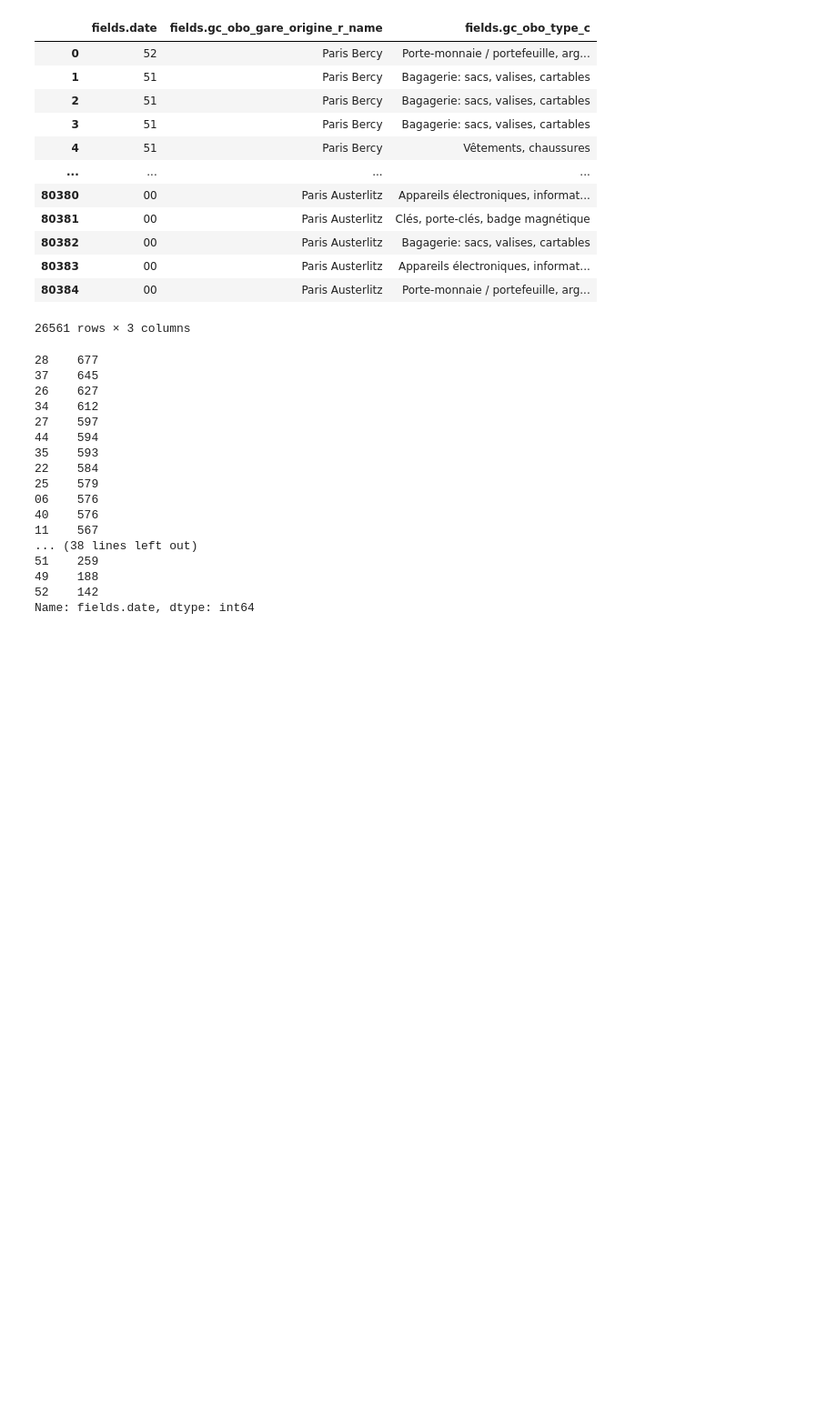
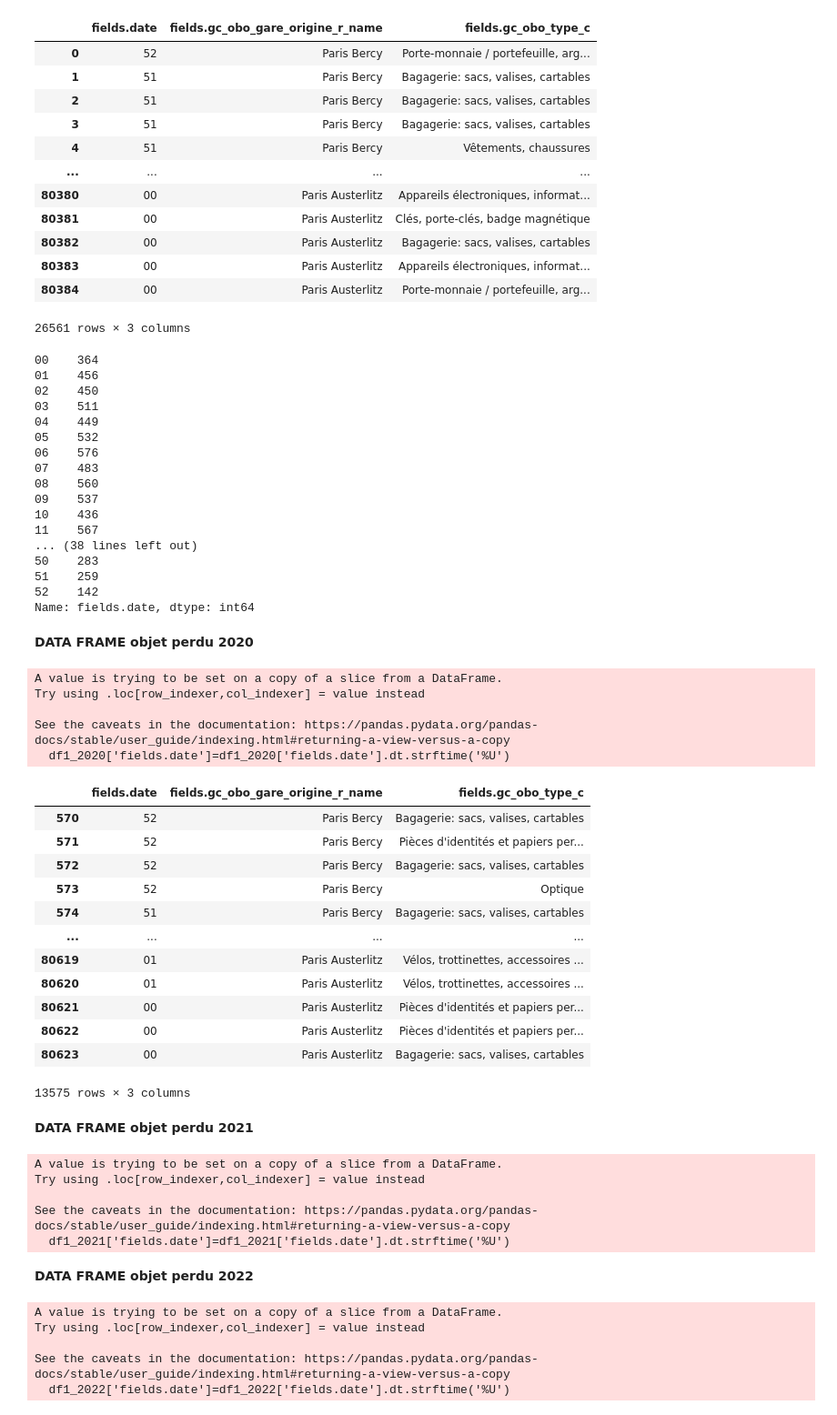
Before and after one commit to Ahmadarwiche/Lost_in_translation, a Jupyter notebook: lost in translation/creer.ipynb, the cells around one changed output. Shown at 91% size. Drawn from its saved outputs; the diff is of its cells as text; code cells hidden in the pictures; blank space fills up the shorter version.

```diff
--- a/lost in translation/creer.ipynb
+++ b/lost in translation/creer.ipynb
@@ -120,23 +107,50 @@ df1_2019
 # %%
 df1_2019.to_csv("objets-trouves_2019.csv", index=False)
 # %%
-import matplotlib
-df1_2019['fields.date'].value_counts()
+df1_2019['fields.date'].value_counts().sort_index()
 # %% [output]
-28    677
-37    645
-26    627
-34    612
-27    597
-44    594
-35    593
-22    584
-25    579
+00    364
+01    456
+02    450
+03    511
+04    449
+05    532
 06    576
-40    576
+07    483
+08    560
+09    537
+10    436
 11    567
 ... (38 lines left out)
+50    283
 51    259
-49    188
 52    142
 Name: fields.date, dtype: int64
+# %% [markdown]
+**DATA FRAME objet perdu  2020**
+# %%
+df1['fields.date'] = pd.to_datetime(df1['fields.date'])
+df1_2020 = df1[df1['fields.date'].dt.year == 2020]
+df1_2020['fields.date']=df1_2020['fields.date'].dt.strftime('%U')
+# %% [output]
+A value is trying to be set on a copy of a slice from a DataFrame.
+Try using .loc[row_indexer,col_indexer] = value instead
+
+See the caveats in the documentation: https://pandas.pydata.org/pandas-docs/stable/user_guide/indexing.html#returning-a-view-versus-a-copy
+  df1_2020['fields.date']=df1_2020['fields.date'].dt.strftime('%U')
+# %%
+df1_2020
+# %% [output]
+|  | fields.date | fields.gc_obo_gare_origine_r_name | fields.gc_obo_type_c |
+| 570 | 52 | Paris Bercy | Bagagerie: sacs, valises, cartables |
+| 571 | 52 | Paris Bercy | Pièces d'identités et papiers per... |
+| 572 | 52 | Paris Bercy | Bagagerie: sacs, valises, cartables |
+| 573 | 52 | Paris Bercy | Optique |
+| 574 | 51 | Paris Bercy | Bagagerie: sacs, valises, cartables |
+| ... | ... | ... | ... |
+| 80619 | 01 | Paris Austerlitz | Vélos, trottinettes, accessoires ... |
+| 80620 | 01 | Paris Austerlitz | Vélos, trottinettes, accessoires ... |
+| 80621 | 00 | Paris Austerlitz | Pièces d'identités et papiers per... |
+| 80622 | 00 | Paris Austerlitz | Pièces d'identités et papiers per... |
+| 80623 | 00 | Paris Austerlitz | Bagagerie: sacs, valises, cartables |
+13575 rows × 3 columns
@@ -142,0 +159,12 @@ Name: fields.date, dtype: int64
+# %% [markdown]
+**DATA FRAME objet perdu 2021**
+# %%
+df1['fields.date'] = pd.to_datetime(df1['fields.date'])
+df1_2021 = df1[df1['fields.date'].dt.year == 2021]
+df1_2021['fields.date']=df1_2021['fields.date'].dt.strftime('%U')
+# %% [output]
+A value is trying to be set on a copy of a slice from a DataFrame.
+Try using .loc[row_indexer,col_indexer] = value instead
+
+See the caveats in the documentation: https://pandas.pydata.org/pandas-docs/stable/user_guide/indexing.html#returning-a-view-versus-a-copy
+  df1_2021['fields.date']=df1_2021['fields.date'].dt.strftime('%U')
@@ -142,0 +173,12 @@ Name: fields.date, dtype: int64
+# %% [markdown]
+**DATA FRAME objet perdu 2022**
+# %%
+df1['fields.date'] = pd.to_datetime(df1['fields.date'])
+df1_2022 = df1[df1['fields.date'].dt.year == 2022]
+df1_2022['fields.date']=df1_2022['fields.date'].dt.strftime('%U')
+# %% [output]
+A value is trying to be set on a copy of a slice from a DataFrame.
+Try using .loc[row_indexer,col_indexer] = value instead
+
+See the caveats in the documentation: https://pandas.pydata.org/pandas-docs/stable/user_guide/indexing.html#returning-a-view-versus-a-copy
+  df1_2022['fields.date']=df1_2022['fields.date'].dt.strftime('%U')
```
Also changed, not shown: parts of 16 cells of this notebook, 8 other files.
